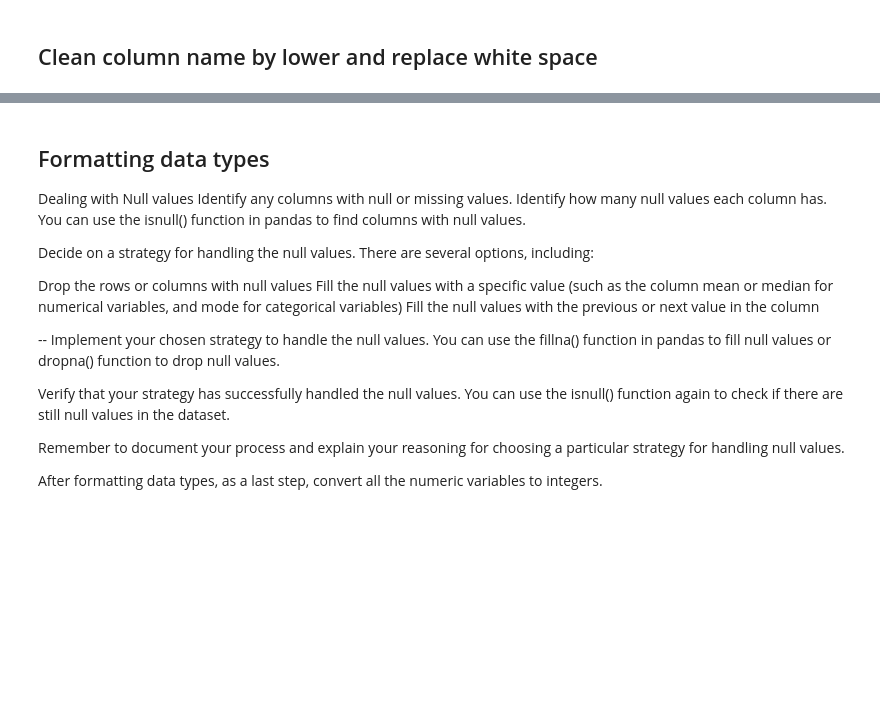
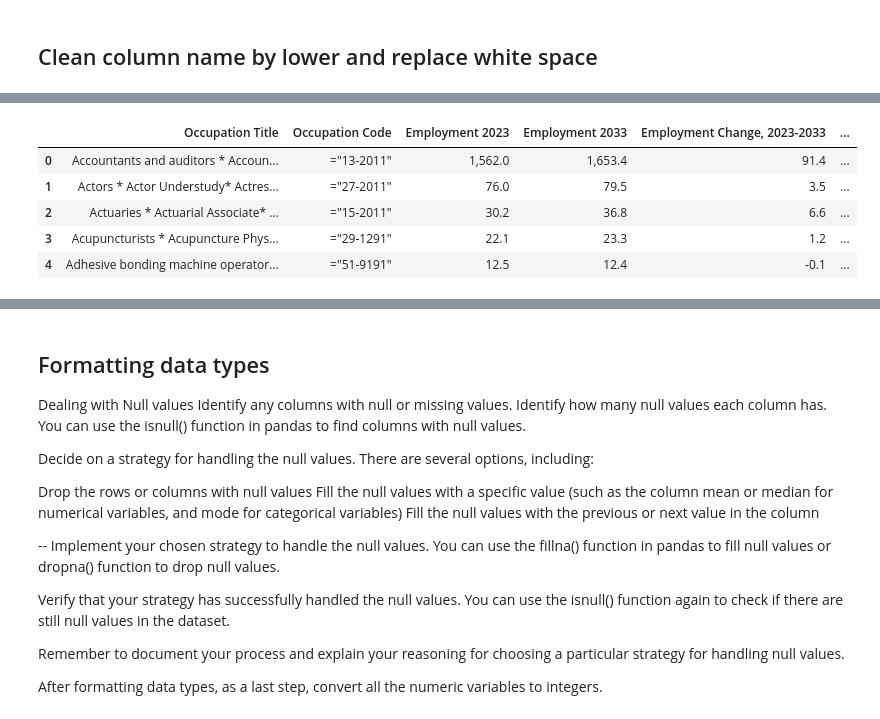
Before and after one commit to isg75/first_project, a Jupyter notebook: notebooks/cleaning_instructions.ipynb, the cells around one changed output, grey strips where cells are left out. Saved outputs shown, nothing was run; the diff lists cells and outputs as text; code cells hidden in the pictures; blank space fills up the shorter version.

```diff
--- a/notebooks/cleaning_instructions.ipynb
+++ b/notebooks/cleaning_instructions.ipynb
@@ -14,0 +67,10 @@ df.rename(columns={'A old column': 'B new columns'}, inplace=True)
+# %%
+Employment_projections = pd.read_csv(r'..\data\raw\Employment_projections.csv')
+Employment_projections.head()
+# %% [output]
+|  | Occupation Title | Occupation Code | Employment 2023 | Employment 2033 | Employment Change, 2023-2033 | ... |
+| 0 | Accountants and auditors * Accoun... | ="13-2011" | 1,562.0 | 1,653.4 | 91.4 | ... |
+| 1 | Actors * Actor Understudy* Actres... | ="27-2011" | 76.0 | 79.5 | 3.5 | ... |
+| 2 | Actuaries * Actuarial Associate* ... | ="15-2011" | 30.2 | 36.8 | 6.6 | ... |
+| 3 | Acupuncturists * Acupuncture Phys... | ="29-1291" | 22.1 | 23.3 | 1.2 | ... |
+| 4 | Adhesive bonding machine operator... | ="51-9191" | 12.5 | 12.4 | -0.1 | ... |
```
Also changed, not shown: parts of 29 cells of this notebook, 7 other files.
